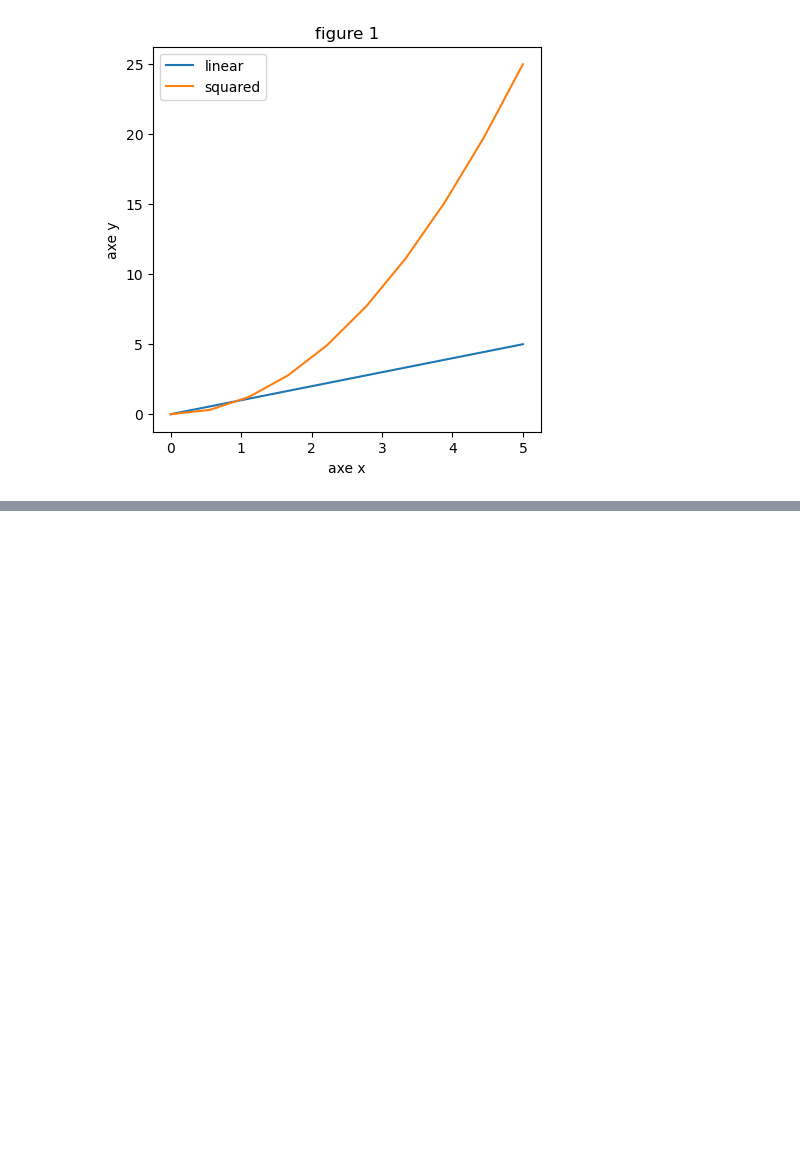
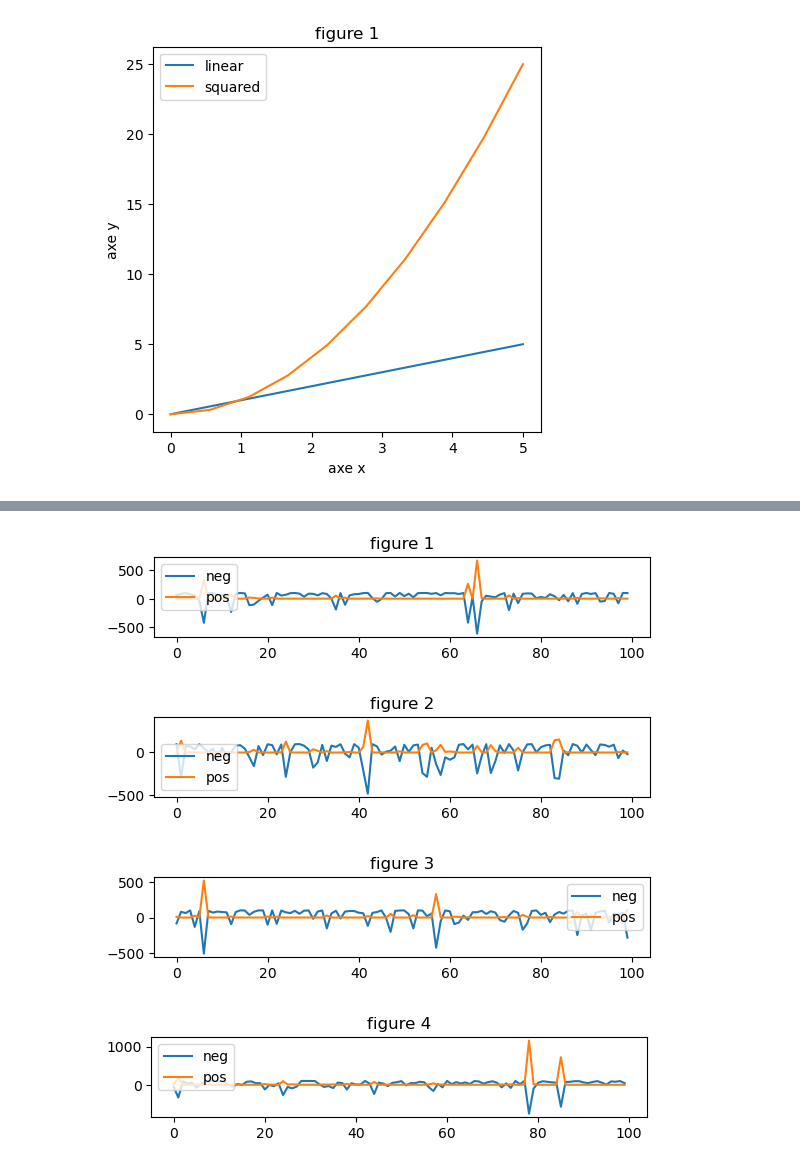
Before and after one commit to FaroukLeCheval/Train_Python_Programms, a Jupyter notebook: Cours_Matplotlib.ipynb, the cells around one changed output, grey strips where cells are left out. Saved outputs shown, nothing was run; the diff lists cells and outputs as text; code cells hidden in the pictures; blank space fills up the shorter version.

```diff
--- a/Cours_Matplotlib.ipynb
+++ b/Cours_Matplotlib.ipynb
@@ -43,0 +87,3 @@ plt.show() # toujours à mettre même is dans jupyter on peu s'en passer
+# %%
+dataset = {f"experience {i}": np.random.randn(100) for i in range (4)} # création d'un dataset
+dataset
@@ -43,0 +112,4 @@ plt.show() # toujours à mettre même is dans jupyter on peu s'en passer
+# %%
+for cle, valeurs in dataset.items():
+    print(f"{cle}")
+    print(f"{valeurs[0]}")
@@ -43,0 +125,18 @@ plt.show() # toujours à mettre même is dans jupyter on peu s'en passer
+# %%
+def graphique(dataset):
+    nb_graphique = 1
+    for cle, valeurs in dataset.items():
+        plt.figure()
+        plt.subplot(4,1,4)
+        plt.plot(valeurs**3-((78*valeurs**4)/valeurs)*(1/valeurs)+100, label = 'neg')
+        plt.plot(((valeurs**3)/(1/valeurs**3)-valeurs**2), label = 'pos')
+        plt.title(f'figure {nb_graphique}')
+        plt.legend()
+        nb_graphique+=1
+
+graphique(dataset)
+# %% [output]
+[figure, added]
+[figure, added]
+[figure, added]
+[figure, added]
```
Also changed, not shown: parts of 9 cells of this notebook.
